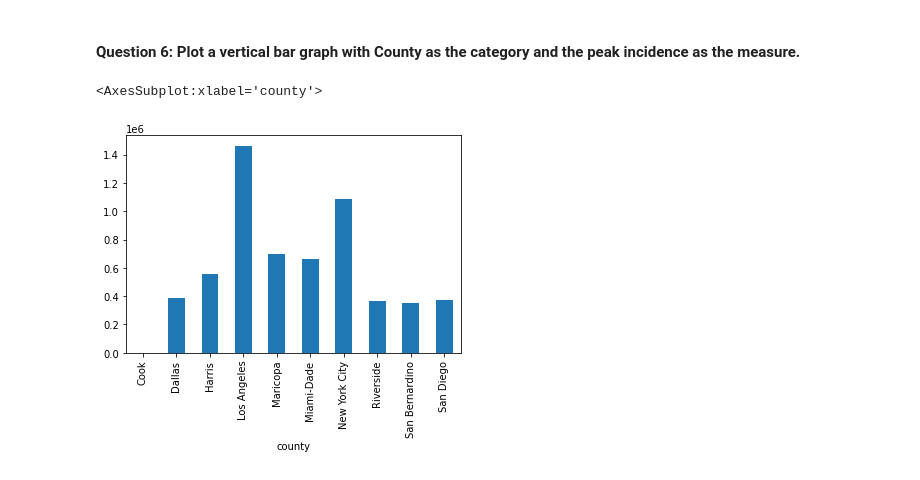
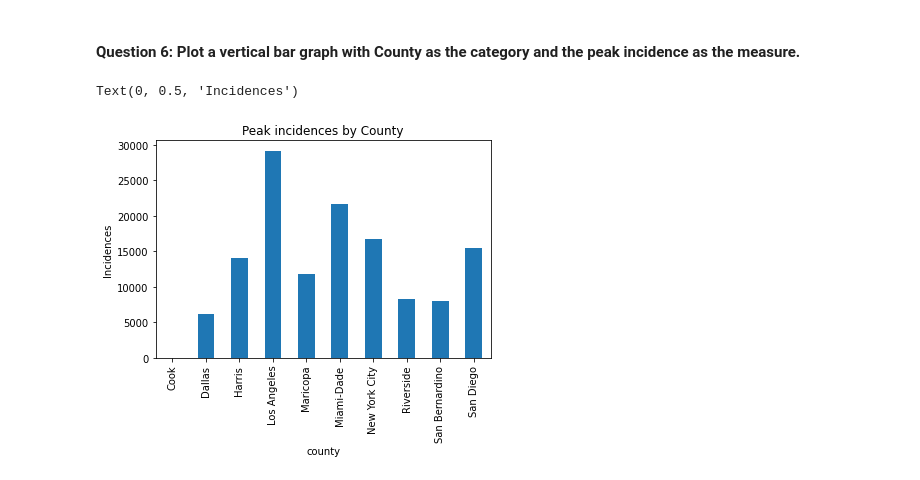
Before and after one commit to CMU-MS-DAS-Modern-Programming-Mini/ClassAssignmentNo4, a Jupyter notebook: US County Data - pandas.ipynb, the cells around one changed output. Drawn from its saved outputs; the diff is of its cells as text; code cells hidden in the pictures.

```diff
--- a/US County Data - pandas.ipynb
+++ b/US County Data - pandas.ipynb
@@ -60,16 +60,16 @@ df_total2.sort_values(by='cases', ascending=False).head(5)
 #### Question 3: Calculate the incidence (the number of new cases per day... i.e. the difference between the cases on a day - the cases on a previous day) for the top 10 Counties.
 # %%
 df2 = df[(df['county'].isin(topcounties['county'])) & (df['state'].isin(topcounties['state']))]
-df2 = df2.drop(['fips', 'state', 'deaths'], axis=1)
+df2 = df2.drop(['fips', 'deaths'], axis=1)
 df2 = df2.set_index(['county','date'])
 # %%
 def calc_incidence_index(row, df):
     prev_index = (row.name[0], row.name[1] - timedelta(1))
     if prev_index in df.index:
-        return df.loc[prev_index]['cases']# row['cases'] - df.loc[prev_index]['cases']
+        return row['cases'] - df.loc[prev_index]['cases']
     else:
         return 0
 
 df2['incidence_ind'] = df2.apply(lambda x: calc_incidence_index(x, df2),axis=1)
-df2.head(10)
+df2.sort_values('incidence_ind', ascending = False).head(10)
 # %% [output]
@@ -113,7 +114,8 @@ df2.loc['Los Angeles']['incidence_ind'].plot()
 # %% [markdown]
 #### Question 6: Plot a vertical bar graph with County as the category and the peak incidence as the measure.
 # %%
-df3.plot.bar()
+ax2 = df3.plot.bar(title = "Peak incidences by County")
+ax2.set_ylabel("Incidences")
 # %% [output]
-<AxesSubplot:xlabel='county'>
+Text(0, 0.5, 'Incidences')
-[figure, old version]
+[figure, new version]
```
Also changed, not shown: parts of 4 cells of this notebook.
